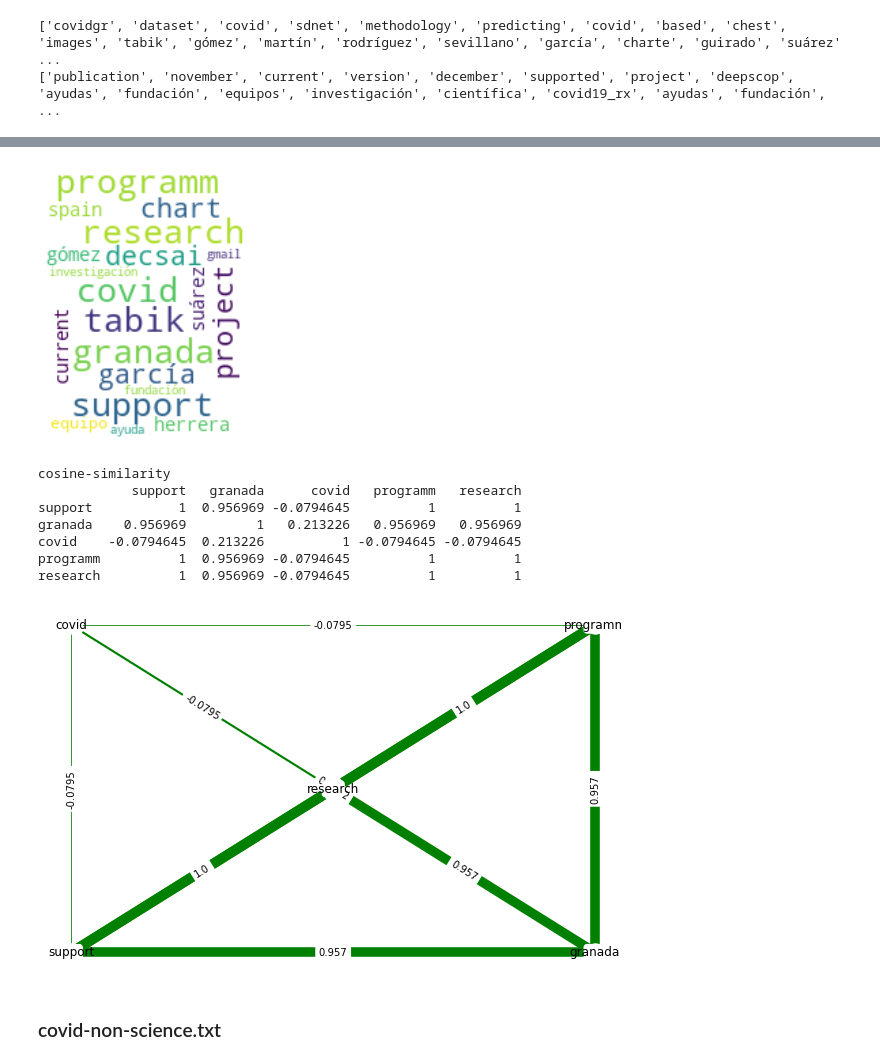
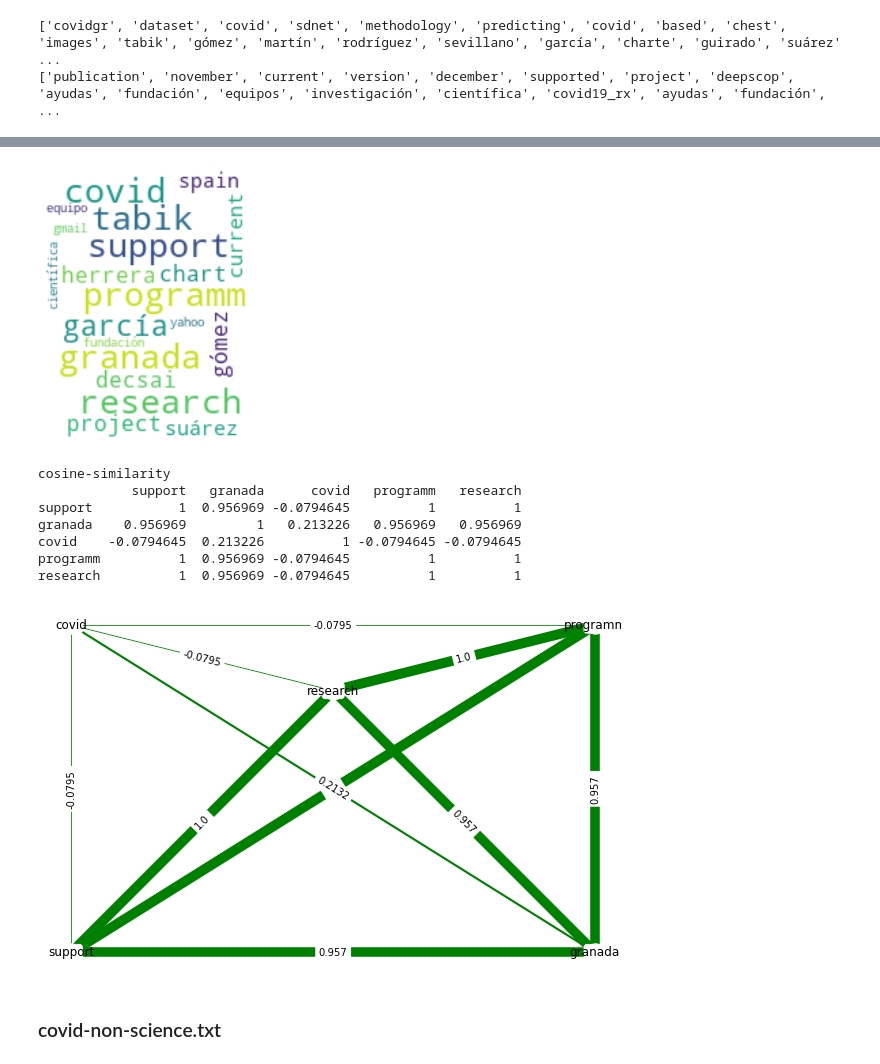
Before and after one commit to rahulmannepally/LSAProject, a Jupyter notebook: code/Experiment_3.ipynb, the cells around one changed output, grey strips where cells are left out. Cells and saved outputs as stored; diff of their text form; code cells hidden in the pictures.

```diff
--- a/code/Experiment_3.ipynb
+++ b/code/Experiment_3.ipynb
@@ -376,9 +374,9 @@ dict(model.show_topic(0,topn=5))
 # %%
 from wordcloud import WordCloud
-text = dict(model.show_topic(0, topn=20))
+text = dict(model_psy.show_topic(0, topn=20))
 l=list(text.keys())
 wordcloud = WordCloud(width=150, height=200,max_font_size=25, max_words=20, background_color="white").generate(" ".join(l))
 plt.imshow(wordcloud, interpolation='bilinear')
 plt.axis("off")
-plt.savefig('graph14.png')
+plt.savefig('graph27.png')
 # %% [output]
@@ -386,19 +384,15 @@ plt.savefig('graph14.png')
 # %%
 # LSA Model
-number_of_topics = 20 #
-words = word_count
-model = create_gensim_lsa_model(clean_text,number_of_topics,words)
-
 a=pd.DataFrame()
 
 for i in range(number_of_topics):
-    words_psychology =dict(model.show_topic(i, topn=words))
+    words_psychology =dict(model_psy.show_topic(i, topn=words))
     b=pd.DataFrame(words_psychology,index=[i])
     a=a.append(b)
 
 a=a.transpose()
 
-top_words = dict(model.show_topic(0,topn=5))
+top_words = dict(model_psy.show_topic(0,topn=5))
 
 df = pd.DataFrame(columns=list(top_words.keys()),
                   index = list(top_words.keys()))
@@ -412,7 +406,7 @@ for i in l:
             df.loc[[i],[j]] = n[0,1]
 print(df)
 
-dfi.export(df, 'df_styled17.png')
+dfi.export(df, 'df_styled8.png')
 # %% [output]
 cosine-similarity
                covid psycholog     social     epidem     health
@@ -480,7 +734,7 @@ def load_data(path,file_name):
     #titles.append( text[0:min(len(text),100)] )
     return documents_list,titles,len(words)
 # %%
-document_list,titles,word_count=load_data("","covid-science.txt")
+document_list,titles,word_count_science=load_data("","covid-science.txt")
 # %% [output]
 Number of words in text file : 120257
 Total Number of Documents: 2
@@ -491,7 +745,7 @@ clean_text=preprocess_data(document_list)
 ['publication', 'november', 'current', 'version', 'december', 'supported', 'project', 'deepscop', 'ayudas', 'fundación', 'equipos', 'investigación', 'científica', 'covid19_rx', 'ayudas', 'fundación',  ...
 # %%
 # LSA Model
-number_of_topics=1
-words=word_count
-model=create_gensim_lsa_model(clean_text,number_of_topics,words)
-words_from_science=dict(model.show_topic(0, topn=words))##dict and encoding matrix values
+number_of_topics=2
+words=word_count_science
+model_science=create_gensim_lsa_model(clean_text,number_of_topics,words)
+words_from_science =dict(model_science.show_topic(0, topn=words))##dict and encoding matrix values
@@ -506,12 +763,12 @@ dict(model.show_topic(0, topn=5))
 # %%
 from wordcloud import WordCloud
-text = dict(model.show_topic(0, topn=20))
+text = dict(model_science.show_topic(0, topn=20))
 l=list(text.keys())
 wordcloud = WordCloud(width=150, height=200,max_font_size=25, max_words=20, background_color="white").generate(" ".join(l))
 plt.imshow(wordcloud, interpolation='bilinear')
 plt.axis("off")
-plt.savefig('graph15.png')
+plt.savefig('graph8.png')
 # %% [output]
-[figure, old version]
+[figure, new version]
 # %%
 # LSA Model
@@ -560,7 +814,7 @@ l = list(top_words.keys())
 
 df_adj = pd.DataFrame(df.to_numpy(), index=l, columns=l)
 G = nx.from_pandas_adjacency(df)
-pos = {l[0]: (0, 0),l[1]: (1, 0), l[2]: (0, 1), l[3]: (1, 1), l[4]: (0.5, 0.5)}
+pos = {l[0]: (0, 0),l[1]: (1, 0), l[2]: (0, 1), l[3]: (1, 1), l[4]: (0.5, 0.8)}
 a=list(G.edges(data=True))
 
 b=[]
@@ -574,9 +828,9 @@ labels = nx.get_edge_attributes(G,'weight')
 nx.draw_networkx_nodes(G, pos, nodelist=l, node_color="w")
 nx.draw_networkx_edge_labels(G,pos,edge_labels=labels)
 plt.rcParams["figure.figsize"] = (8,5)
-plt.savefig('fig18.png')
+plt.savefig('fig9.png')
 # %% [output]
-[figure, old version]
+[figure, new version]
 # %% [markdown]
 ### covid-non-science.txt
 # %%
```
Also changed, not shown: parts of 87 cells of this notebook, 4 other files.
